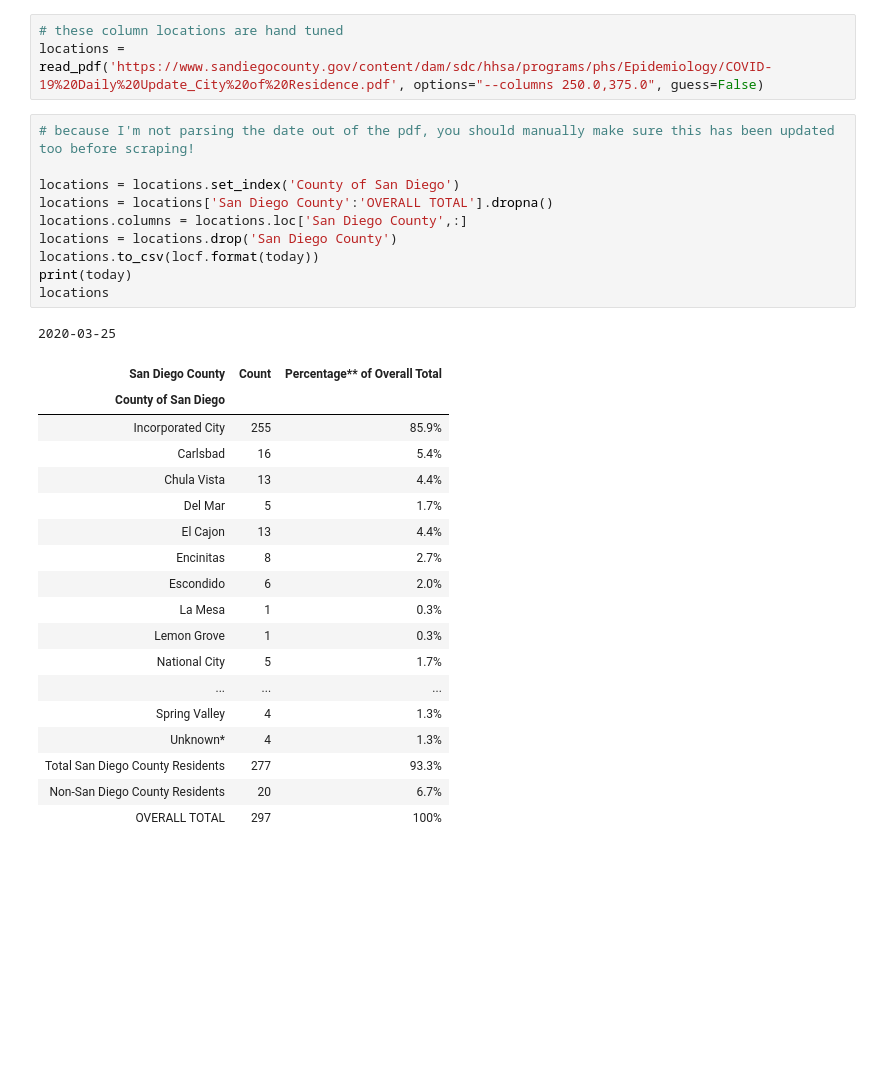
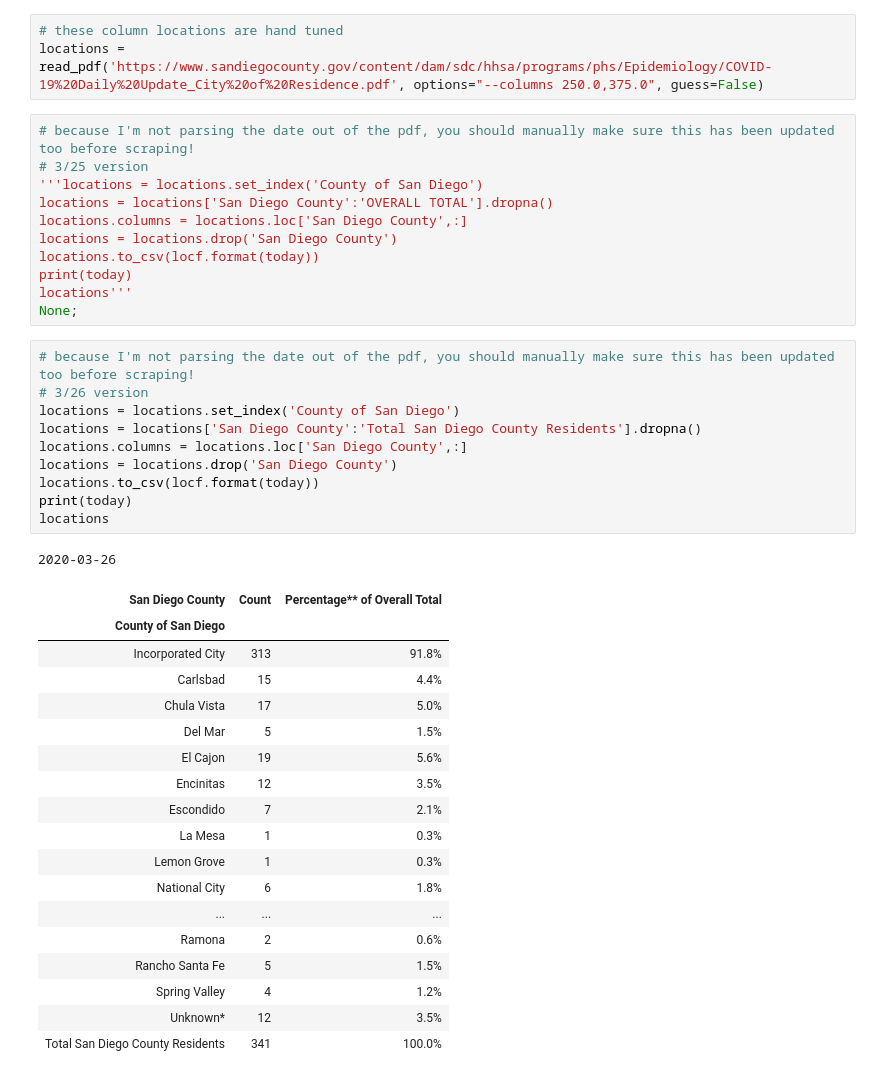
Before and after one commit to jasongfleischer/SanDiegoCountyCOVID19, a Jupyter notebook: San Diego Country Coronavirus History.ipynb, the cells around one changed output. Drawn from its saved outputs; the diff is of its cells as text; blank space fills up the shorter version.

```diff
--- a/San Diego Country Coronavirus History.ipynb
+++ b/San Diego Country Coronavirus History.ipynb
@@ -136,31 +281,42 @@ plt.suptitle('San Diego county COVID-19 status');
 locations = read_pdf('https://www.sandiegocounty.gov/content/dam/sdc/hhsa/programs/phs/Epidemiology/COVID-19%20Daily%20Update_City%20of%20Residence.pdf', options="--columns 250.0,375.0", guess=False)
 # %%
 # because I'm not parsing the date out of the pdf, you should manually make sure this has been updated too before scraping!
-
-locations = locations.set_index('County of San Diego')
+# 3/25 version
+'''locations = locations.set_index('County of San Diego')
 locations = locations['San Diego County':'OVERALL TOTAL'].dropna()
 locations.columns = locations.loc['San Diego County',:]
 locations = locations.drop('San Diego County')
 locations.to_csv(locf.format(today))
 print(today)
-locations
+locations'''
+None;
-# %% [output]
-2020-03-25
-| San Diego County | Count | Percentage** of Overall Total |
-| County of San Diego |  |  |
-| Incorporated City | 255 | 85.9% |
-| Carlsbad | 16 | 5.4% |
-| Chula Vista | 13 | 4.4% |
-| Del Mar | 5 | 1.7% |
-| El Cajon | 13 | 4.4% |
-| Encinitas | 8 | 2.7% |
-| Escondido | 6 | 2.0% |
-| La Mesa | 1 | 0.3% |
-| Lemon Grove | 1 | 0.3% |
-| National City | 5 | 1.7% |
-| ... | ... | ... |
-| Spring Valley | 4 | 1.3% |
-| Unknown* | 4 | 1.3% |
-| Total San Diego County Residents | 277 | 93.3% |
-| Non-San Diego County Residents | 20 | 6.7% |
-| OVERALL TOTAL | 297 | 100% |
+# %%
+# because I'm not parsing the date out of the pdf, you should manually make sure this has been updated too before scraping!
+# 3/26 version
+locations = locations.set_index('County of San Diego')
+locations = locations['San Diego County':'Total San Diego County Residents'].dropna()
+locations.columns = locations.loc['San Diego County',:]
+locations = locations.drop('San Diego County')
+locations.to_csv(locf.format(today))
+print(today)
+locations
+# %% [output]
+2020-03-26
+| San Diego County | Count | Percentage** of Overall Total |
+| County of San Diego |  |  |
+| Incorporated City | 313 | 91.8% |
+| Carlsbad | 15 | 4.4% |
+| Chula Vista | 17 | 5.0% |
+| Del Mar | 5 | 1.5% |
+| El Cajon | 19 | 5.6% |
+| Encinitas | 12 | 3.5% |
+| Escondido | 7 | 2.1% |
+| La Mesa | 1 | 0.3% |
+| Lemon Grove | 1 | 0.3% |
+| National City | 6 | 1.8% |
+| ... | ... | ... |
+| Ramona | 2 | 0.6% |
+| Rancho Santa Fe | 5 | 1.5% |
+| Spring Valley | 4 | 1.2% |
+| Unknown* | 12 | 3.5% |
+| Total San Diego County Residents | 341 | 100.0% |
```
Also changed, not shown: parts of 12 cells of this notebook, 2 other files.
